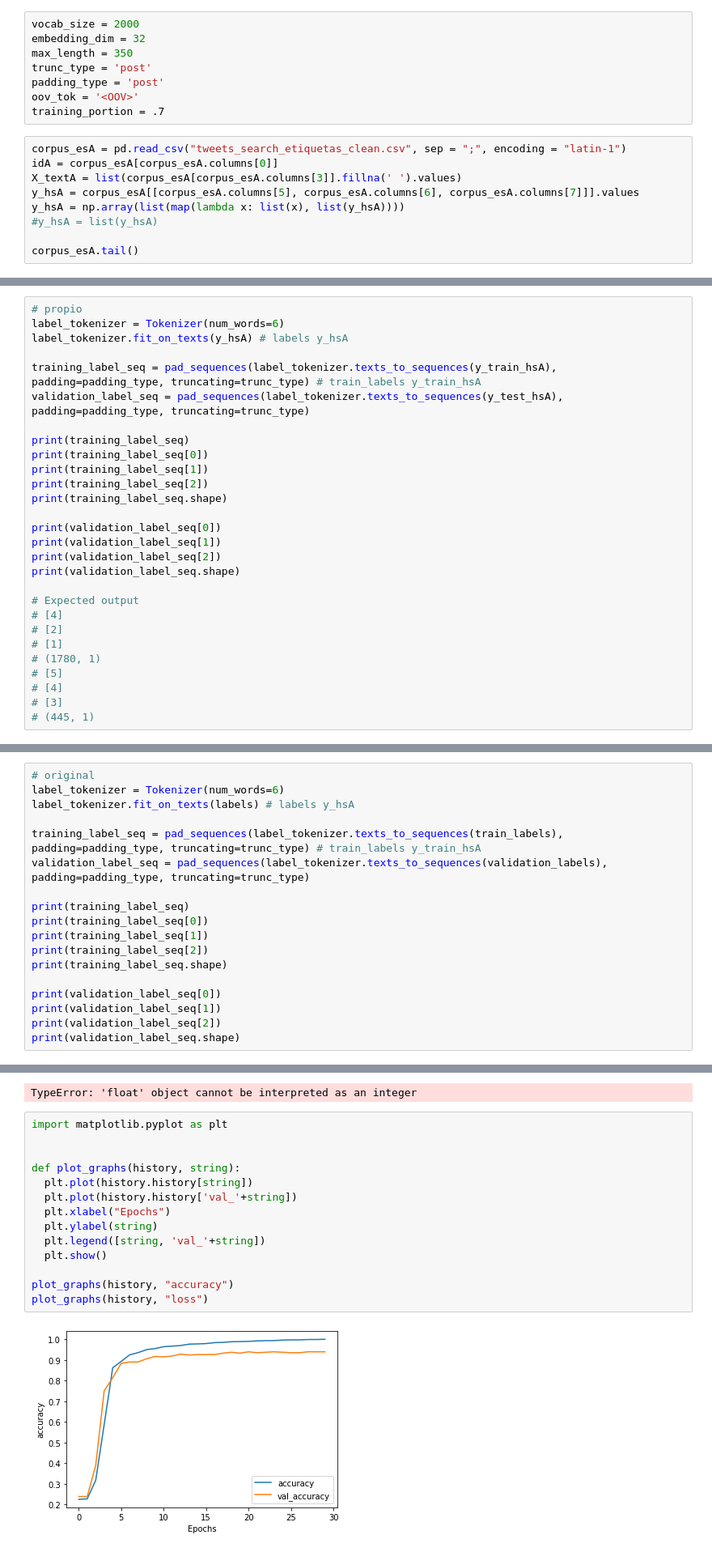
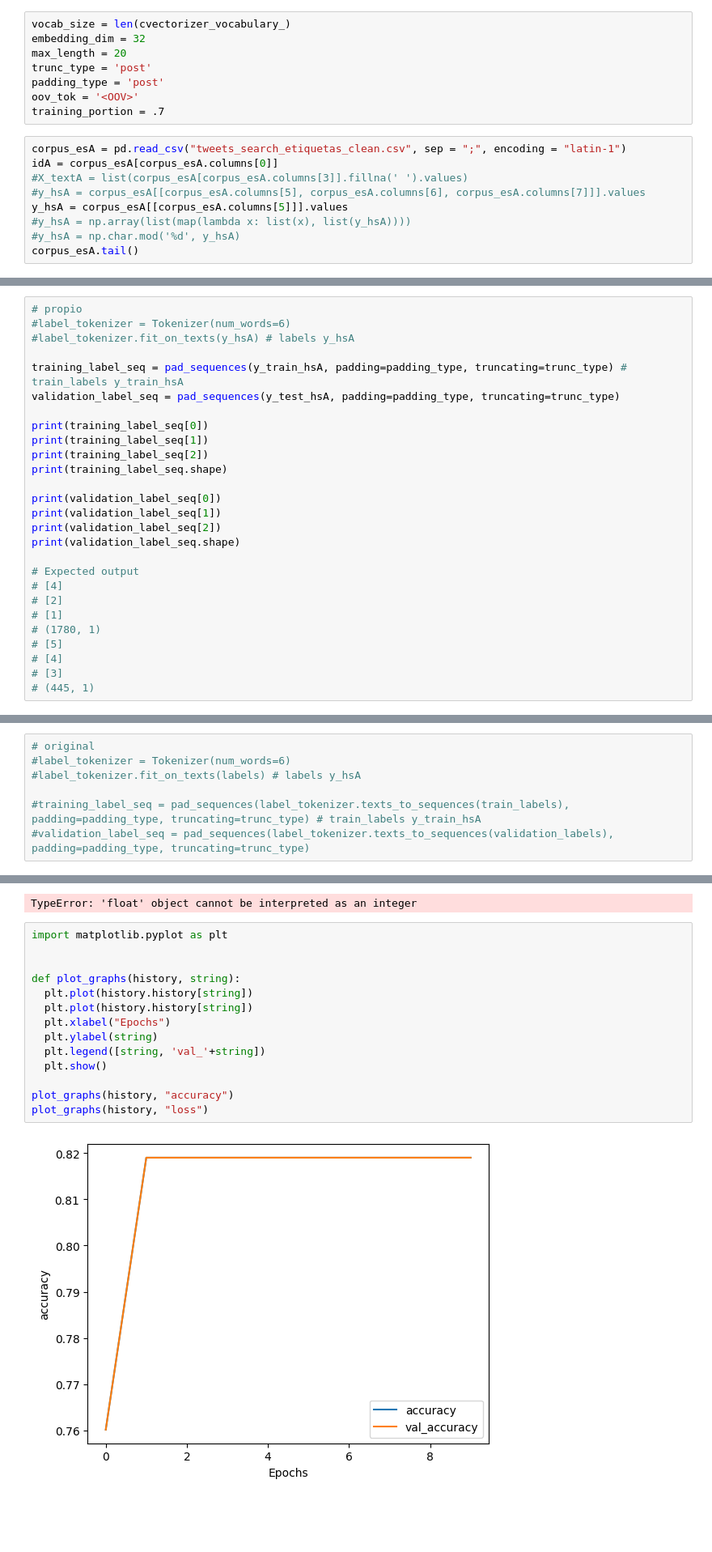
Before and after one commit to albertw91/proyecto_twitter_tech_sentiment_analysis, a Jupyter notebook: engine/preprocesing_model/preprocessing_second_model.ipynb, the cells around one changed output, grey strips where cells are left out. Shown: that part at 81% size. Drawn from its saved outputs; the diff is of its cells as text; blank space fills up the shorter version.

```diff
--- a/engine/preprocesing_model/preprocessing_second_model.ipynb
+++ b/engine/preprocesing_model/preprocessing_second_model.ipynb
@@ -60,7 +59,7 @@ from tensorflow.keras.preprocessing.sequence import pad_sequences
 # %%
-vocab_size = 2000
+vocab_size = len(cvectorizer_vocabulary_)
 embedding_dim = 32
-max_length = 350
+max_length = 20
 trunc_type = 'post'
 padding_type = 'post'
 oov_tok = '<OOV>'
@@ -68,11 +67,11 @@ training_portion = .7
 # %%
 corpus_esA = pd.read_csv("tweets_search_etiquetas_clean.csv", sep = ";", encoding = "latin-1")
 idA = corpus_esA[corpus_esA.columns[0]]
-X_textA = list(corpus_esA[corpus_esA.columns[3]].fillna(' ').values)
-y_hsA = corpus_esA[[corpus_esA.columns[5], corpus_esA.columns[6], corpus_esA.columns[7]]].values
-y_hsA = np.array(list(map(lambda x: list(x), list(y_hsA))))
-#y_hsA = list(y_hsA)
-
+#X_textA = list(corpus_esA[corpus_esA.columns[3]].fillna(' ').values)
+#y_hsA = corpus_esA[[corpus_esA.columns[5], corpus_esA.columns[6], corpus_esA.columns[7]]].values
+y_hsA = corpus_esA[[corpus_esA.columns[5]]].values
+#y_hsA = np.array(list(map(lambda x: list(x), list(y_hsA))))
+#y_hsA = np.char.mod('%d', y_hsA)
 corpus_esA.tail()
 # %% [output]
 |  | id_str | created_at | screen_name | text | user_followers | sentiment | funcionality | client_attention | ... |
@@ -245,12 +247,11 @@ y_hsA[0]
 # %%
 # propio
-label_tokenizer = Tokenizer(num_words=6)
-label_tokenizer.fit_on_texts(y_hsA) # labels y_hsA
+#label_tokenizer = Tokenizer(num_words=6)
+#label_tokenizer.fit_on_texts(y_hsA) # labels y_hsA
 
-training_label_seq = pad_sequences(label_tokenizer.texts_to_sequences(y_train_hsA), padding=padding_type, truncating=trunc_type) # train_labels y_train_hsA
-validation_label_seq = pad_sequences(label_tokenizer.texts_to_sequences(y_test_hsA), padding=padding_type, truncating=trunc_type)
+training_label_seq = pad_sequences(y_train_hsA, padding=padding_type, truncating=trunc_type) # train_labels y_train_hsA
+validation_label_seq = pad_sequences(y_test_hsA, padding=padding_type, truncating=trunc_type)
 
-print(training_label_seq)
 print(training_label_seq[0])
 print(training_label_seq[1])
 print(training_label_seq[2])
@@ -275,18 +283,7 @@ AttributeError: 'numpy.int64' object has no attribute 'lower'
 # %%
 # original
-label_tokenizer = Tokenizer(num_words=6)
-label_tokenizer.fit_on_texts(labels) # labels y_hsA
+#label_tokenizer = Tokenizer(num_words=6)
+#label_tokenizer.fit_on_texts(labels) # labels y_hsA
 
-training_label_seq = pad_sequences(label_tokenizer.texts_to_sequences(train_labels), padding=padding_type, truncating=trunc_type) # train_labels y_train_hsA
-validation_label_seq = pad_sequences(label_tokenizer.texts_to_sequences(validation_labels), padding=padding_type, truncating=trunc_type)
-
-print(training_label_seq)
-print(training_label_seq[0])
-print(training_label_seq[1])
-print(training_label_seq[2])
-print(training_label_seq.shape)
-
-print(validation_label_seq[0])
-print(validation_label_seq[1])
-print(validation_label_seq[2])
-print(validation_label_seq.shape)
+#training_label_seq = pad_sequences(label_tokenizer.texts_to_sequences(train_labels), padding=padding_type, truncating=trunc_type) # train_labels y_train_hsA
+#validation_label_seq = pad_sequences(label_tokenizer.texts_to_sequences(validation_labels), padding=padding_type, truncating=trunc_type)
@@ -450,16 +621,16 @@ TypeError: 'float' object cannot be interpreted as an integer
 # %%
 import matplotlib.pyplot as plt
 
 
 def plot_graphs(history, string):
   plt.plot(history.history[string])
-  plt.plot(history.history['val_'+string])
+  plt.plot(history.history[string])
   plt.xlabel("Epochs")
   plt.ylabel(string)
   plt.legend([string, 'val_'+string])
   plt.show()
 
 plot_graphs(history, "accuracy")
 plot_graphs(history, "loss")
 # %% [output]
-[figure, old version]
+[figure, new version]
```
Also changed, not shown: parts of 26 cells of this notebook, 9 other files.
